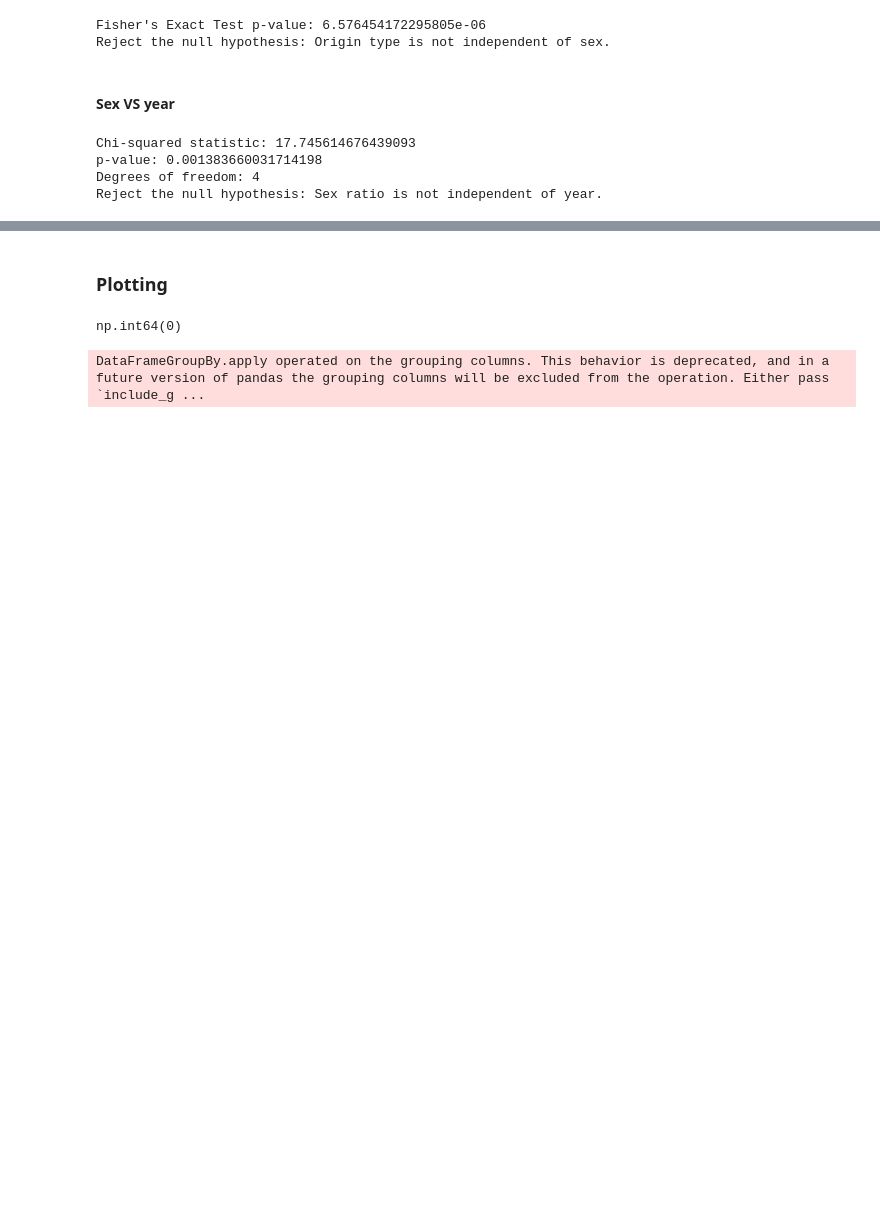
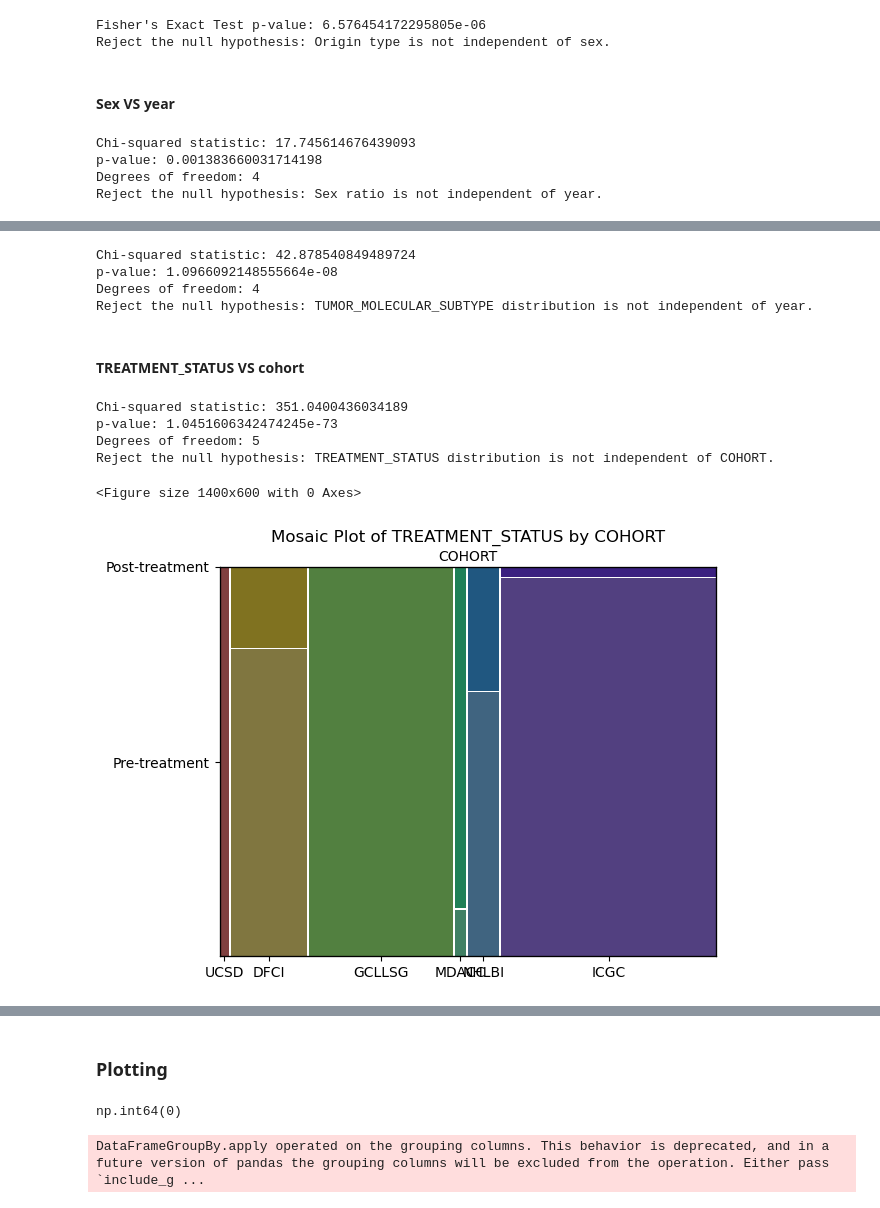
Before and after one commit to MahikaJaguste/msc-thesis, a Jupyter notebook: bias/tagging.ipynb, the cells around one changed output, grey strips where cells are left out. Drawn from its saved outputs; the diff is of its cells as text; code cells hidden in the pictures; blank space fills up the shorter version.

```diff
--- a/bias/tagging.ipynb
+++ b/bias/tagging.ipynb
@@ -754,0 +1037,79 @@ Reject the null hypothesis: Sex ratio is not independent of year.
+# %%
+# CLL_EPITYPE vs year: Chi-squared test and temporal distribution
+
+# Prepare contingency table
+epitype_year_table = df.groupby(['year', 'TUMOR_MOLECULAR_SUBTYPE']).size().unstack(fill_value=0)
+
+# Chi-squared test
+chi2, p, dof, expected = stats.chi2_contingency(epitype_year_table)
+print("Chi-squared statistic:", chi2)
+print("p-value:", p)
+print("Degrees of freedom:", dof)
+if p < 0.05:
+    print("Reject the null hypothesis: TUMOR_MOLECULAR_SUBTYPE distribution is not independent of year.")
+else:
+    print("Fail to reject the null hypothesis: TUMOR_MOLECULAR_SUBTYPE distribution is independent of year.")
+
+# Calculate percentages for stacked area chart
+epitype_year_pct = epitype_year_table.div(epitype_year_table.sum(axis=1), axis=0) * 100
+
+# Stacked area chart (percentages) using Plotly
+fig = go.Figure()
+for epitype in epitype_year_pct.columns:
+    fig.add_trace(go.Scatter(
+        x=epitype_year_pct.index,
+        y=epitype_year_pct[epitype],
+        mode='lines',
+        stackgroup='one',
+        name=epitype
+    ))
+fig.update_layout(
+    title='Temporal Distribution of TUMOR_MOLECULAR_SUBTYPE (Stacked Area %)',
+    xaxis_title='Year',
+    yaxis_title='Percentage (%)',
+    legend_title='TUMOR_MOLECULAR_SUBTYPE'
+)
+fig.show()
+# %% [output]
+Chi-squared statistic: 42.878540849489724
+p-value: 1.0966092148555664e-08
+Degrees of freedom: 4
+Reject the null hypothesis: TUMOR_MOLECULAR_SUBTYPE distribution is not independent of year.
+# %% [markdown]
+#### TREATMENT_STATUS VS cohort
+# %%
+from statsmodels.graphics.mosaicplot import mosaic
+from scipy.stats import chi2_contingency
+
+# Prepare contingency table for TREATMENT_STATUS vs COHORT
+epitype_cohort_table = pd.crosstab(df['COHORT'], df['TREATMENT_STATUS'])
+
+# Perform Chi-squared test
+chi2, p, dof, expected = chi2_contingency(epitype_cohort_table)
+
+print("Chi-squared statistic:", chi2)
+print("p-value:", p)
+print("Degrees of freedom:", dof)
+
+if p < 0.05:
+    print("Reject the null hypothesis: TREATMENT_STATUS distribution is not independent of COHORT.")
+else:
+    print("Fail to reject the null hypothesis: TREATMENT_STATUS distribution is independent of COHORT.")
+
+# Mosaic plot with better scaling and simpler labels
+plt.figure(figsize=(14, 6))
+mosaic(df, ['COHORT', 'TREATMENT_STATUS'],
+        labelizer=lambda k:"", # k[1],  # Only show TREATMENT_STATUS as label
+       title='')
+plt.title('Mosaic Plot of TREATMENT_STATUS by COHORT')
+plt.xlabel('COHORT')
+plt.ylabel('Proportion')
+plt.tight_layout()
+plt.show()
+# %% [output]
+Chi-squared statistic: 351.0400436034189
+p-value: 1.0451606342474245e-73
+Degrees of freedom: 5
+Reject the null hypothesis: TREATMENT_STATUS distribution is not independent of COHORT.
+<Figure size 1400x600 with 0 Axes>
+[figure, added]
```
Also changed, not shown: parts of 18 cells of this notebook, 1 other file.
